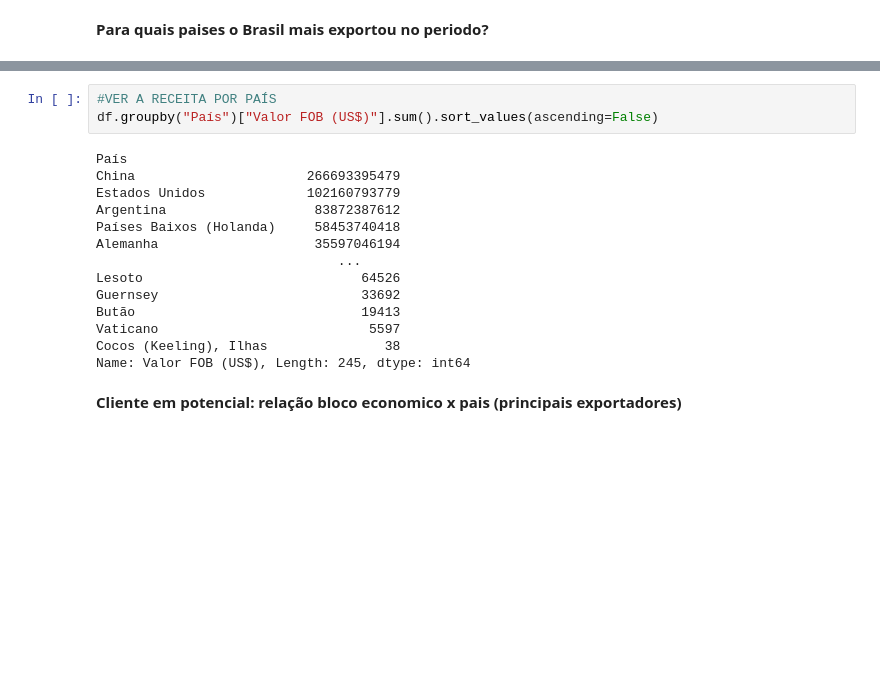
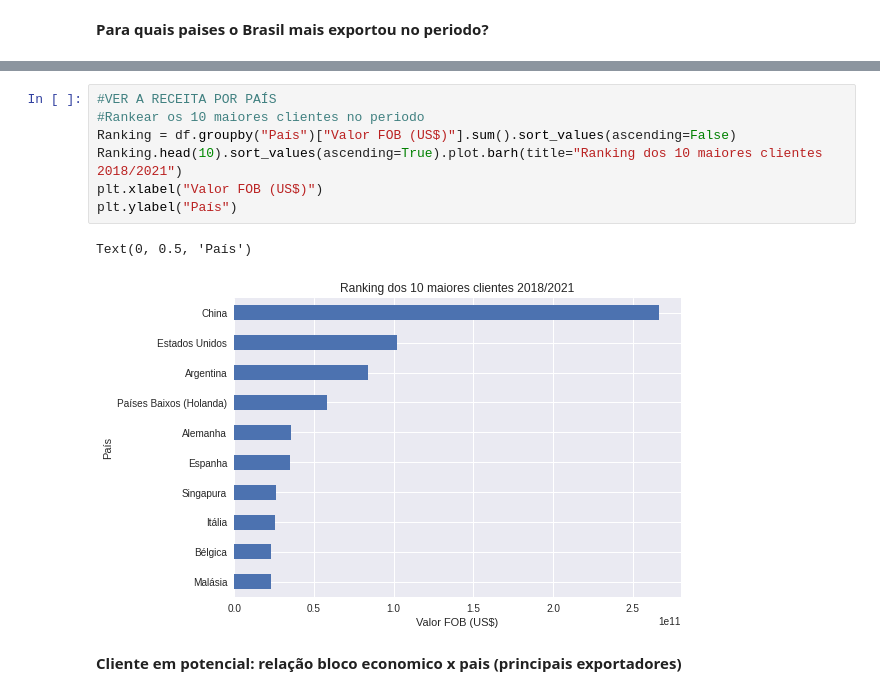
Before and after one commit to Willrodagu/Proj_analise_de-exporta-es_de_2018_a_2020, a Jupyter notebook: Analise_de_dados_de_exportações.ipynb, the cells around one changed output, grey strips where cells are left out. Saved outputs shown, nothing was run; the diff lists cells and outputs as text; blank space fills up the shorter version.

```diff
--- a/Analise_de_dados_de_exportações.ipynb
+++ b/Analise_de_dados_de_exportações.ipynb
@@ -196,20 +189,13 @@ Cocos (Keeling), Ilhas      0.0%
 Name: País, Length: 245, dtype: object
 # %%
 #VER A RECEITA POR PAÍS
-df.groupby("País")["Valor FOB (US$)"].sum().sort_values(ascending=False)
+#Rankear os 10 maiores clientes no periodo
+Ranking = df.groupby("País")["Valor FOB (US$)"].sum().sort_values(ascending=False)
+Ranking.head(10).sort_values(ascending=True).plot.barh(title="Ranking dos 10 maiores clientes 2018/2021")
+plt.xlabel("Valor FOB (US$)")
+plt.ylabel("País")
 # %% [output]
-País
-China                      266693395479
-Estados Unidos             102160793779
-Argentina                   83872387612
-Países Baixos (Holanda)     58453740418
-Alemanha                    35597046194
-                               ...
-Lesoto                            64526
-Guernsey                          33692
-Butão                             19413
-Vaticano                           5597
-Cocos (Keeling), Ilhas               38
-Name: Valor FOB (US$), Length: 245, dtype: int64
+Text(0, 0.5, 'País')
+[figure, added]
 # %% [markdown]
 **Cliente em potencial: relação bloco economico x pais (principais exportadores)**
```
Also changed, not shown: parts of 3 cells of this notebook.
